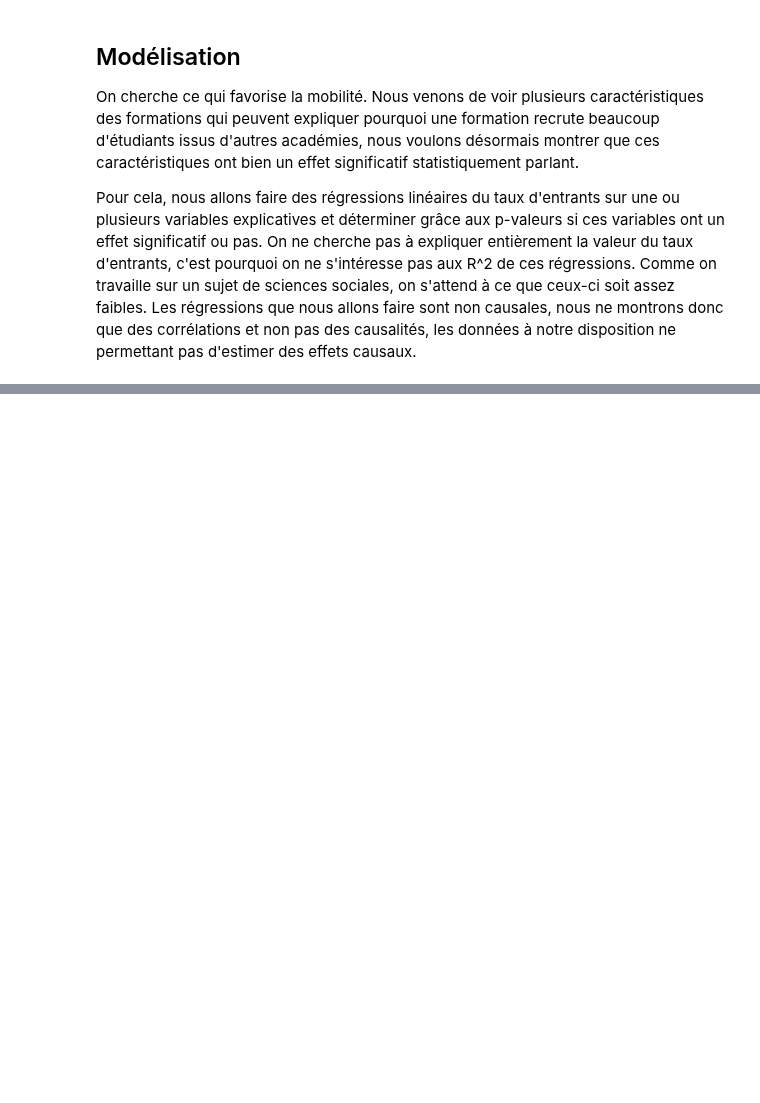
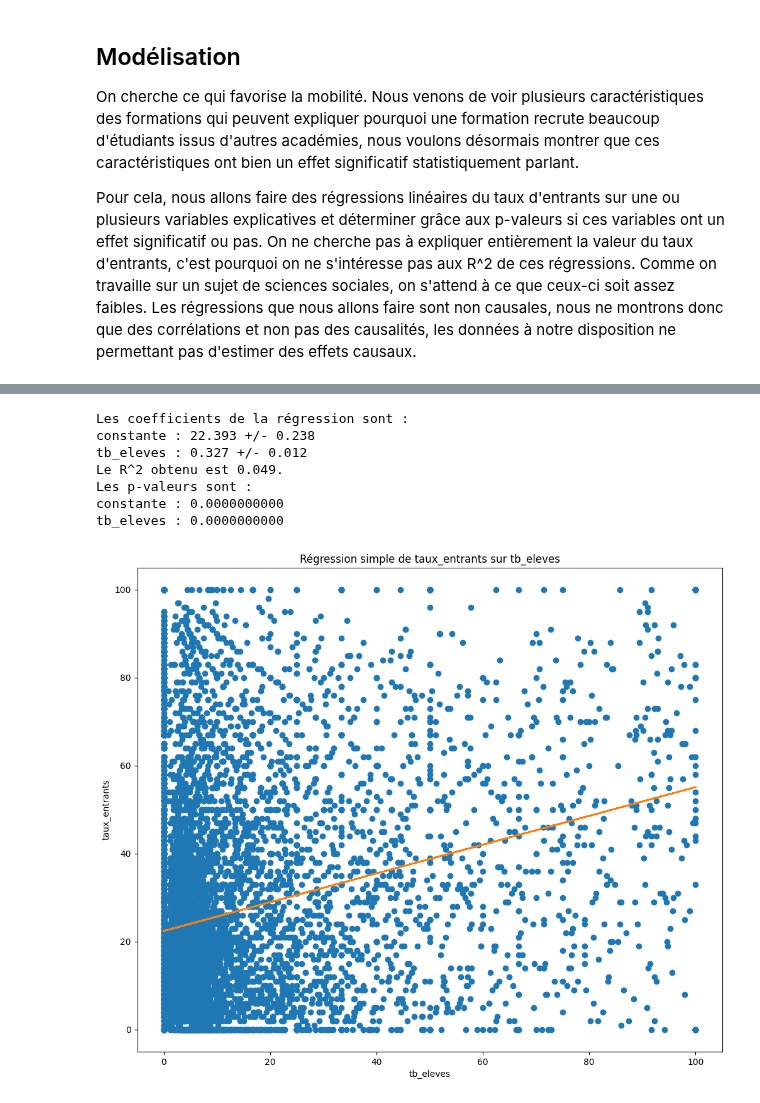
Before and after one commit to elise-m1/Projet-python-data-science, a Jupyter notebook: new_main.ipynb, the cells around one changed output, grey strips where cells are left out. Cells and saved outputs as stored; diff of their text form; code cells hidden in the pictures; blank space fills up the shorter version.

```diff
--- a/new_main.ipynb
+++ b/new_main.ipynb
@@ -894,0 +901,17 @@ Les régressions que nous allons faire sont non causales, nous ne montrons donc
+# %%
+# importation des fonctions de régression
+from function import regression, visualisation_reg
+
+df["taux_entrants"] = 100 - df["part_bac_ac_pcv"] # Rq : ce serait mieux de la créer au début
+
+regression(df, "tb_eleves","taux_entrants")
+visualisation_reg(df,"tb_eleves","taux_entrants")
+# %% [output]
+Les coefficients de la régression sont :
+constante : 22.393 +/- 0.238
+tb_eleves : 0.327 +/- 0.012
+Le R^2 obtenu est 0.049.
+Les p-valeurs sont :
+constante : 0.0000000000
+tb_eleves : 0.0000000000
+[figure, added]
```
Also changed, not shown: parts of 15 cells of this notebook, 1 other file.
